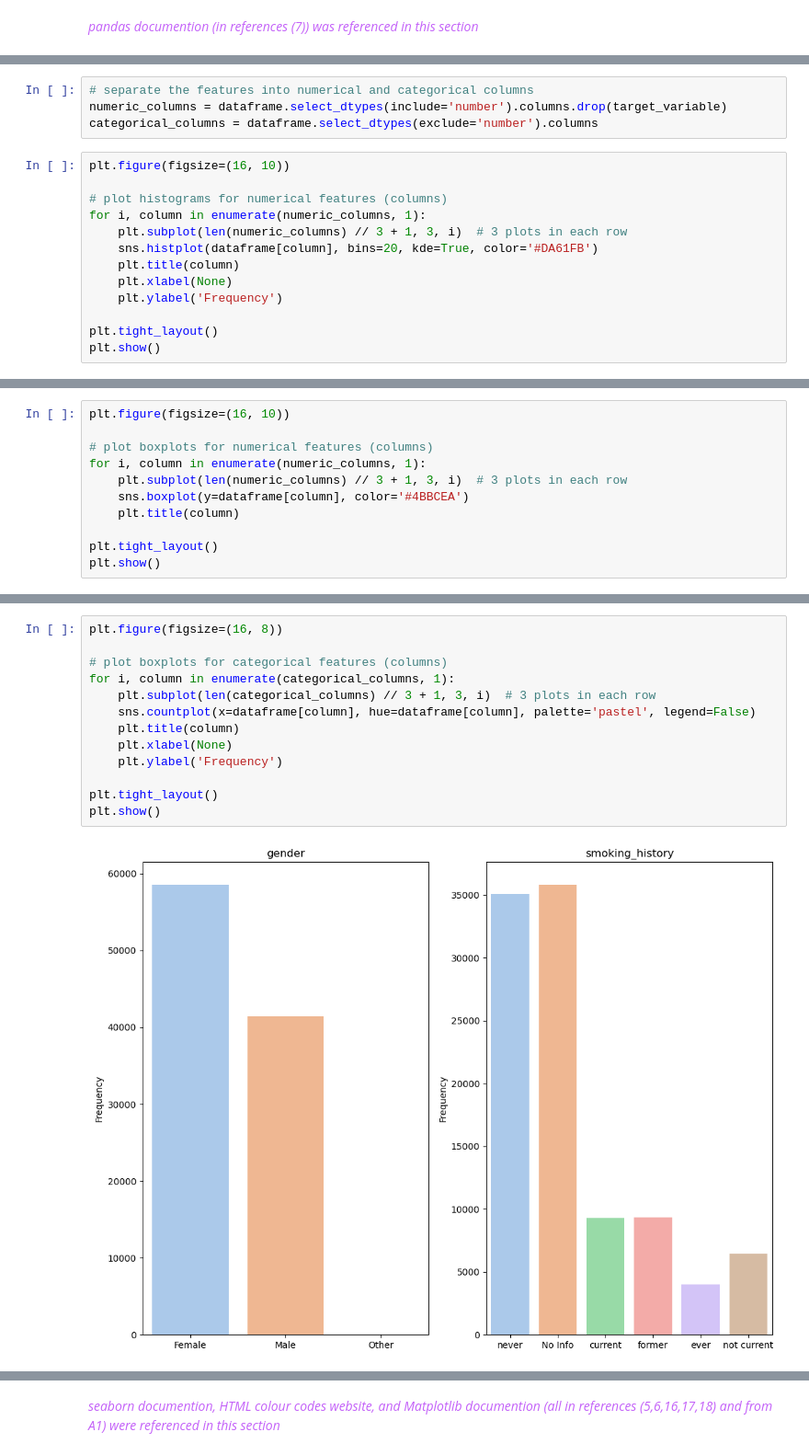
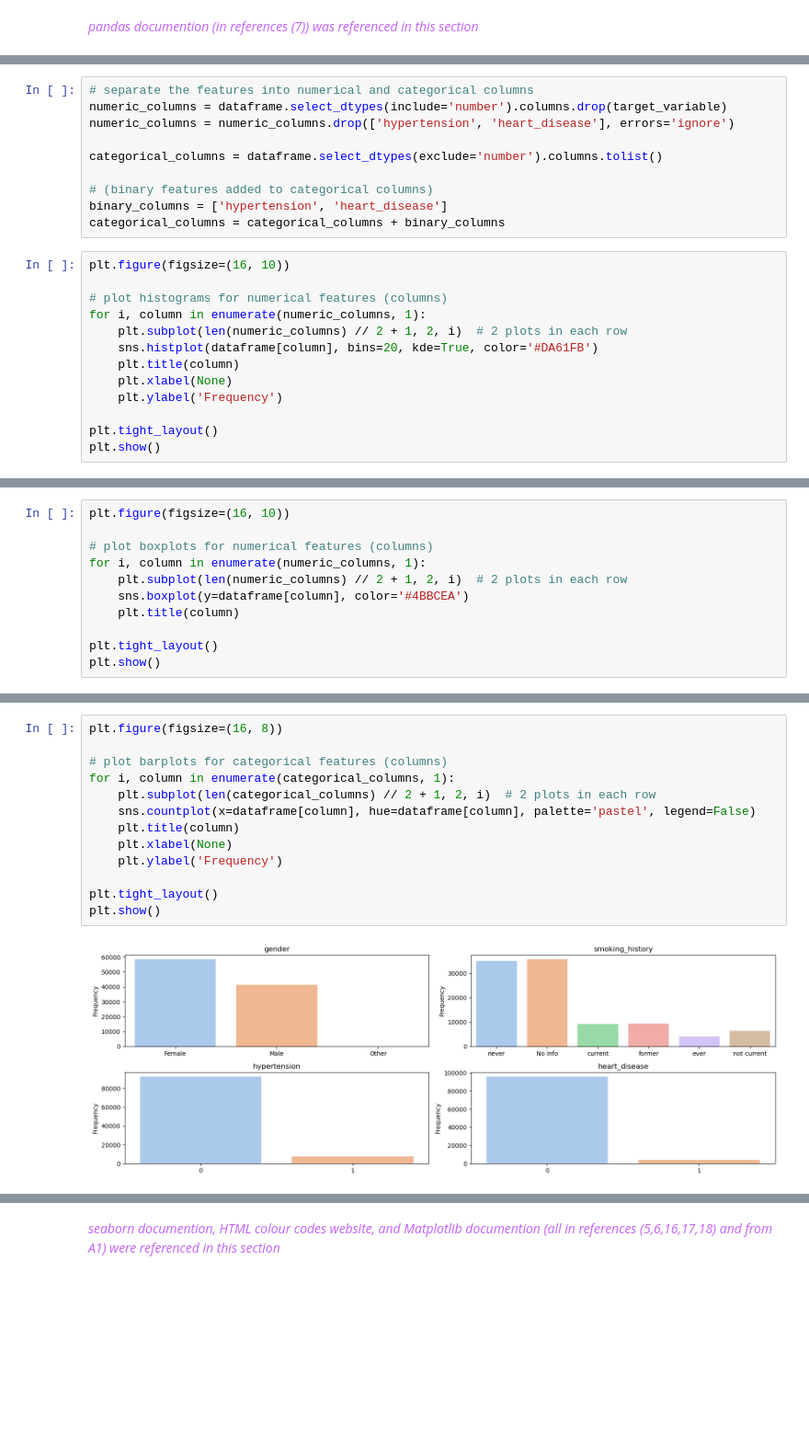
Before and after one commit to vanishabagga/CSI4106-A2, a Jupyter notebook: csi4106-f24-a2-template.ipynb, the cells around one changed output, grey strips where cells are left out. Shown at 92% size. Cells and saved outputs as stored; diff of their text form; blank space fills up the shorter version.

```diff
--- a/csi4106-f24-a2-template.ipynb
+++ b/csi4106-f24-a2-template.ipynb
@@ -146,13 +148,19 @@ Summary of info found:
 # %%
 # separate the features into numerical and categorical columns
 numeric_columns = dataframe.select_dtypes(include='number').columns.drop(target_variable)
-categorical_columns = dataframe.select_dtypes(exclude='number').columns
+numeric_columns = numeric_columns.drop(['hypertension', 'heart_disease'], errors='ignore')
+
+categorical_columns = dataframe.select_dtypes(exclude='number').columns.tolist()
+
+# (binary features added to categorical columns)
+binary_columns = ['hypertension', 'heart_disease']
+categorical_columns = categorical_columns + binary_columns
 # %%
 plt.figure(figsize=(16, 10))
 
 # plot histograms for numerical features (columns)
 for i, column in enumerate(numeric_columns, 1):
-    plt.subplot(len(numeric_columns) // 3 + 1, 3, i)  # 3 plots in each row
+    plt.subplot(len(numeric_columns) // 2 + 1, 2, i)  # 2 plots in each row
     sns.histplot(dataframe[column], bins=20, kde=True, color='#DA61FB')
     plt.title(column)
     plt.xlabel(None)
@@ -196,7 +195,7 @@ plt.figure(figsize=(16, 10))
 
 # plot boxplots for numerical features (columns)
 for i, column in enumerate(numeric_columns, 1):
-    plt.subplot(len(numeric_columns) // 3 + 1, 3, i)  # 3 plots in each row
+    plt.subplot(len(numeric_columns) // 2 + 1, 2, i)  # 2 plots in each row
     sns.boxplot(y=dataframe[column], color='#4BBCEA')
     plt.title(column)
 
@@ -231,18 +222,18 @@ plt.show()
 # %%
 plt.figure(figsize=(16, 8))
 
-# plot boxplots for categorical features (columns)
+# plot barplots for categorical features (columns)
 for i, column in enumerate(categorical_columns, 1):
-    plt.subplot(len(categorical_columns) // 3 + 1, 3, i)  # 3 plots in each row
+    plt.subplot(len(categorical_columns) // 2 + 1, 2, i)  # 2 plots in each row
     sns.countplot(x=dataframe[column], hue=dataframe[column], palette='pastel', legend=False)
     plt.title(column)
     plt.xlabel(None)
     plt.ylabel('Frequency')
 
 plt.tight_layout()
 plt.show()
 # %% [output]
-[figure, old version]
+[figure, new version]
 # %% [markdown]
 - **Gender**:
   - More females than males
```
Also changed, not shown: parts of 28 cells of this notebook.
